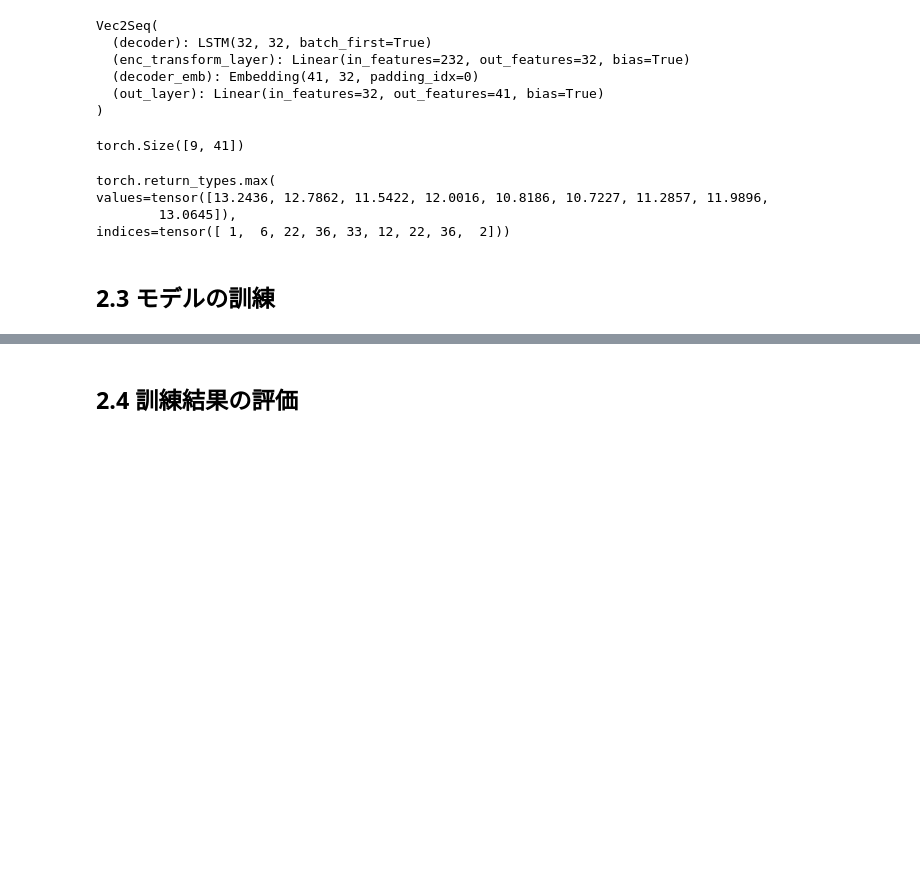
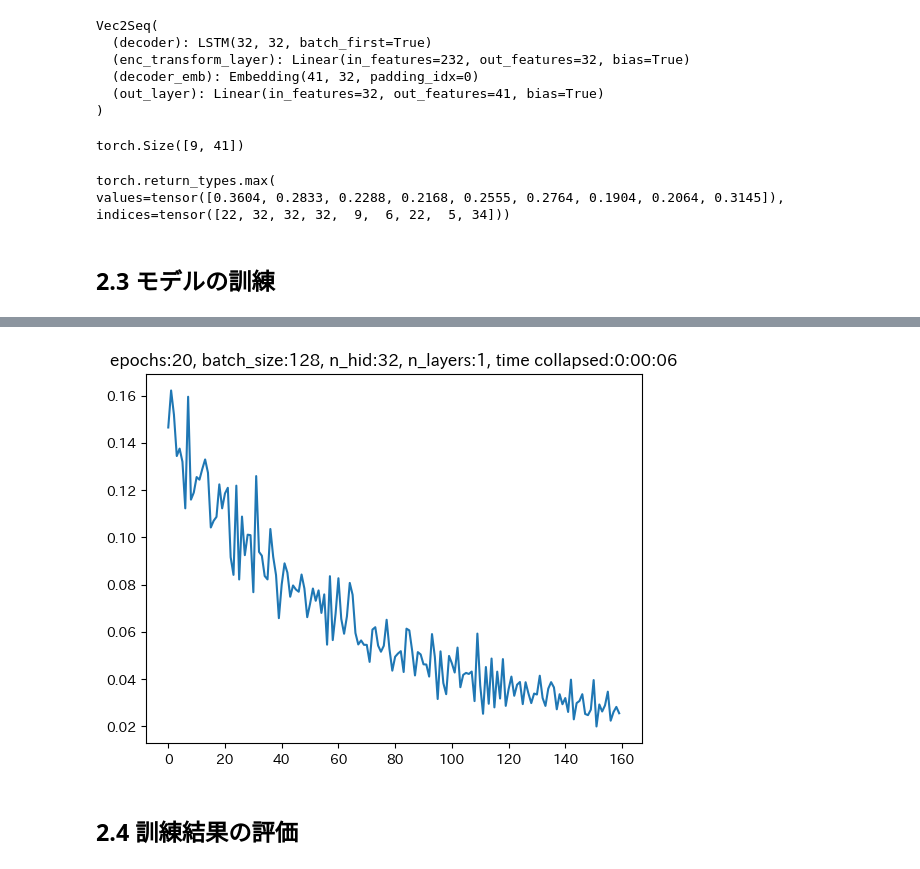
Before and after one commit to project-ccap/project-ccap.github.io, a Jupyter notebook: 2023notebooks/2023_1115onomatope_generator.ipynb, the cells around one changed output, grey strips where cells are left out. Saved outputs shown, nothing was run; the diff lists cells and outputs as text; code cells hidden in the pictures; blank space fills up the shorter version.

```diff
--- a/2023notebooks/2023_1115onomatope_generator.ipynb
+++ b/2023notebooks/2023_1115onomatope_generator.ipynb
@@ -720,6 +795,16 @@ class onomatope_phon_seme_Dataset(Dataset):
     def phon_ids2phon(self, ids:list)->list:
         return [self.phoneme[idx] for idx in ids]
 
+    def getitem(self, idx:int):
+        wrd = self.words[idx]
+        phon = self.wrd2phn[wrd]
+        phon_ids = [self.phoneme.index(p) for p in phon]
+        phon_ids = [self.phoneme.index('<SOW>')]+phon_ids+[self.phoneme.index('<EOW>')]
+        return wrd, phon, phon_ids
+
+    def target_ids2target(self, ids:list):
+        return self.phon_ids2phon(ids)
+
 
 onomatope_ps_ds = onomatope_phon_seme_Dataset()
 onomatope_ps_ds.__len__()
@@ -812,9 +897,8 @@ out.detach().max(dim=1)
 # %% [output]
 torch.Size([9, 41])
 torch.return_types.max(
-values=tensor([13.2436, 12.7862, 11.5422, 12.0016, 10.8186, 10.7227, 11.2857, 11.9896,
-        13.0645]),
-indices=tensor([ 1,  6, 22, 36, 33, 12, 22, 36,  2]))
+values=tensor([0.3604, 0.2833, 0.2288, 0.2168, 0.2555, 0.2764, 0.1904, 0.2064, 0.3145]),
+indices=tensor([22, 32, 32, 32,  9,  6, 22,  5, 34]))
 # %% [markdown]
 ## 2.3 モデルの訓練
 # %%
@@ -821,0 +906,3 @@ fit_seq2seq(epochs=50, model=ps2p, ds=onomatope_ps_ds, interval=8)
+# %%
+res = fit_seq2seq(epochs=20, model=ps2p, ds=onomatope_ps_ds, interval=8)
+# %% [output]
@@ -822,3 +929,4 @@ fit_seq2seq(epochs=50, model=ps2p, ds=onomatope_ps_ds, interval=8)
+[figure, added]
 # %% [markdown]
 ## 2.4 訓練結果の評価
 # %%
```
Also changed, not shown: parts of 12 cells of this notebook.
